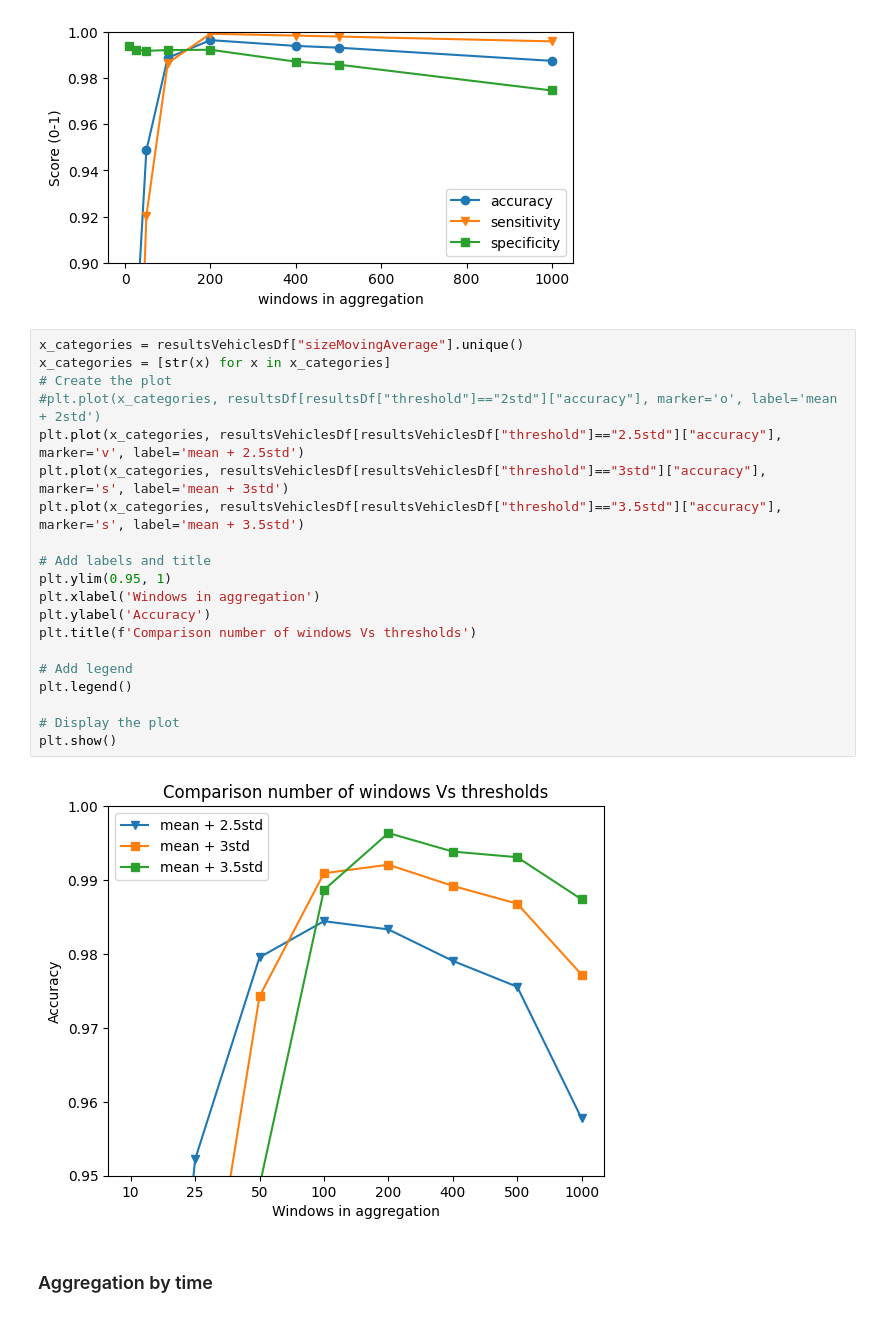
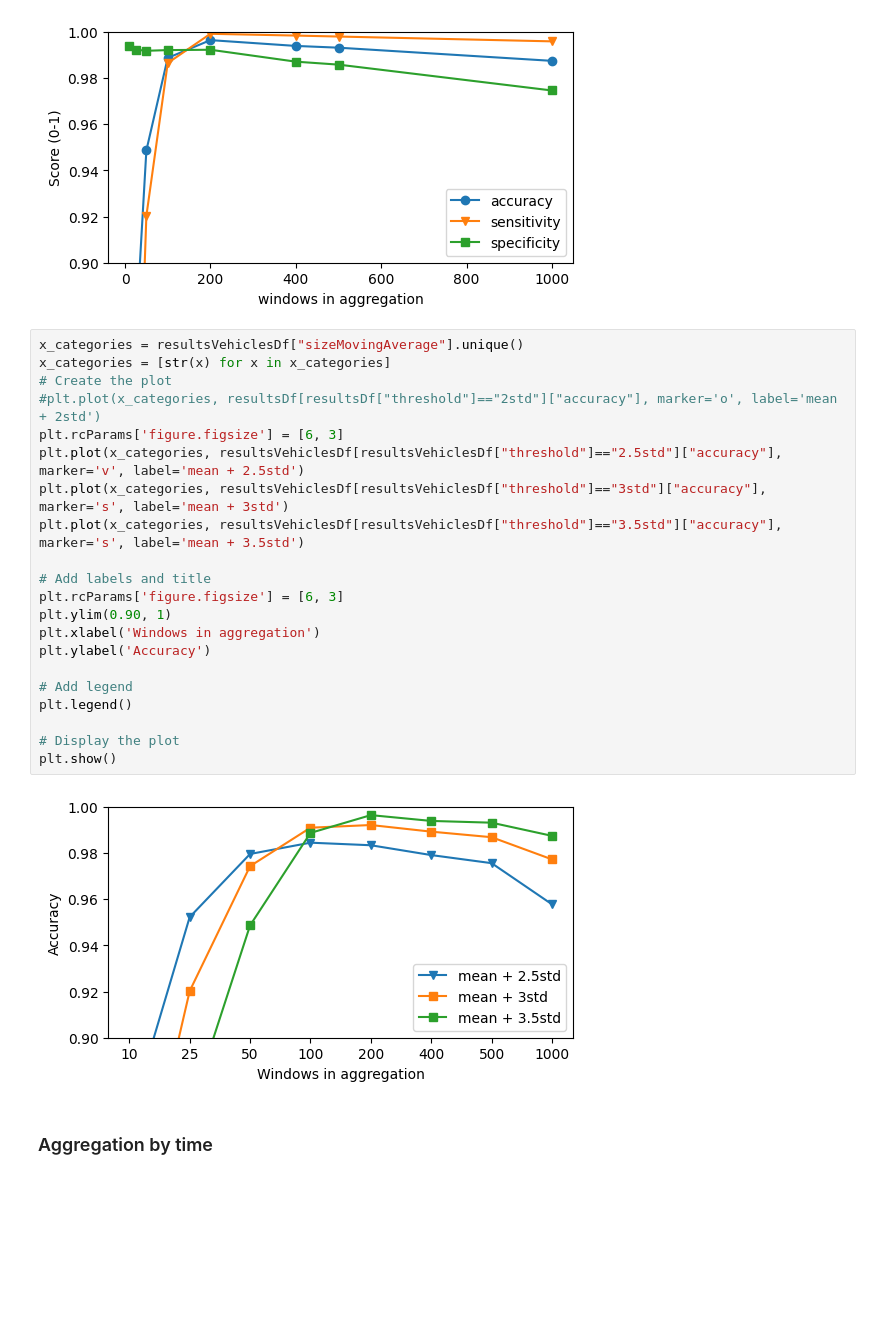
Before and after one commit to YhBedoya/SHM-MAE, a Jupyter notebook: AnomalyDetection on INSIST/AnalysisTrainingResults.ipynb, the cells around one changed output. Saved outputs shown, nothing was run; the diff lists cells and outputs as text; blank space fills up the shorter version.

```diff
--- a/AnomalyDetection on INSIST/AnalysisTrainingResults.ipynb
+++ b/AnomalyDetection on INSIST/AnalysisTrainingResults.ipynb
@@ -475,25 +475,26 @@ for thresholdOpt in thresholdsOptions:
 # %%
 x_categories = resultsVehiclesDf["sizeMovingAverage"].unique()
 x_categories = [str(x) for x in x_categories]
 # Create the plot
 #plt.plot(x_categories, resultsDf[resultsDf["threshold"]=="2std"]["accuracy"], marker='o', label='mean + 2std')
+plt.rcParams['figure.figsize'] = [6, 3]
 plt.plot(x_categories, resultsVehiclesDf[resultsVehiclesDf["threshold"]=="2.5std"]["accuracy"], marker='v', label='mean + 2.5std')
 plt.plot(x_categories, resultsVehiclesDf[resultsVehiclesDf["threshold"]=="3std"]["accuracy"], marker='s', label='mean + 3std')
 plt.plot(x_categories, resultsVehiclesDf[resultsVehiclesDf["threshold"]=="3.5std"]["accuracy"], marker='s', label='mean + 3.5std')
 
 # Add labels and title
-plt.ylim(0.95, 1)
+plt.rcParams['figure.figsize'] = [6, 3]
+plt.ylim(0.90, 1)
 plt.xlabel('Windows in aggregation')
 plt.ylabel('Accuracy')
-plt.title(f'Comparison number of windows Vs thresholds')
 
 # Add legend
 plt.legend()
 
 # Display the plot
 plt.show()
 # %% [output]
-[figure, old version]
+[figure, new version]
 # %% [markdown]
 ### Aggregation by time
 # %%
```
Also changed, not shown: parts of 3 cells of this notebook, 24 other files.
